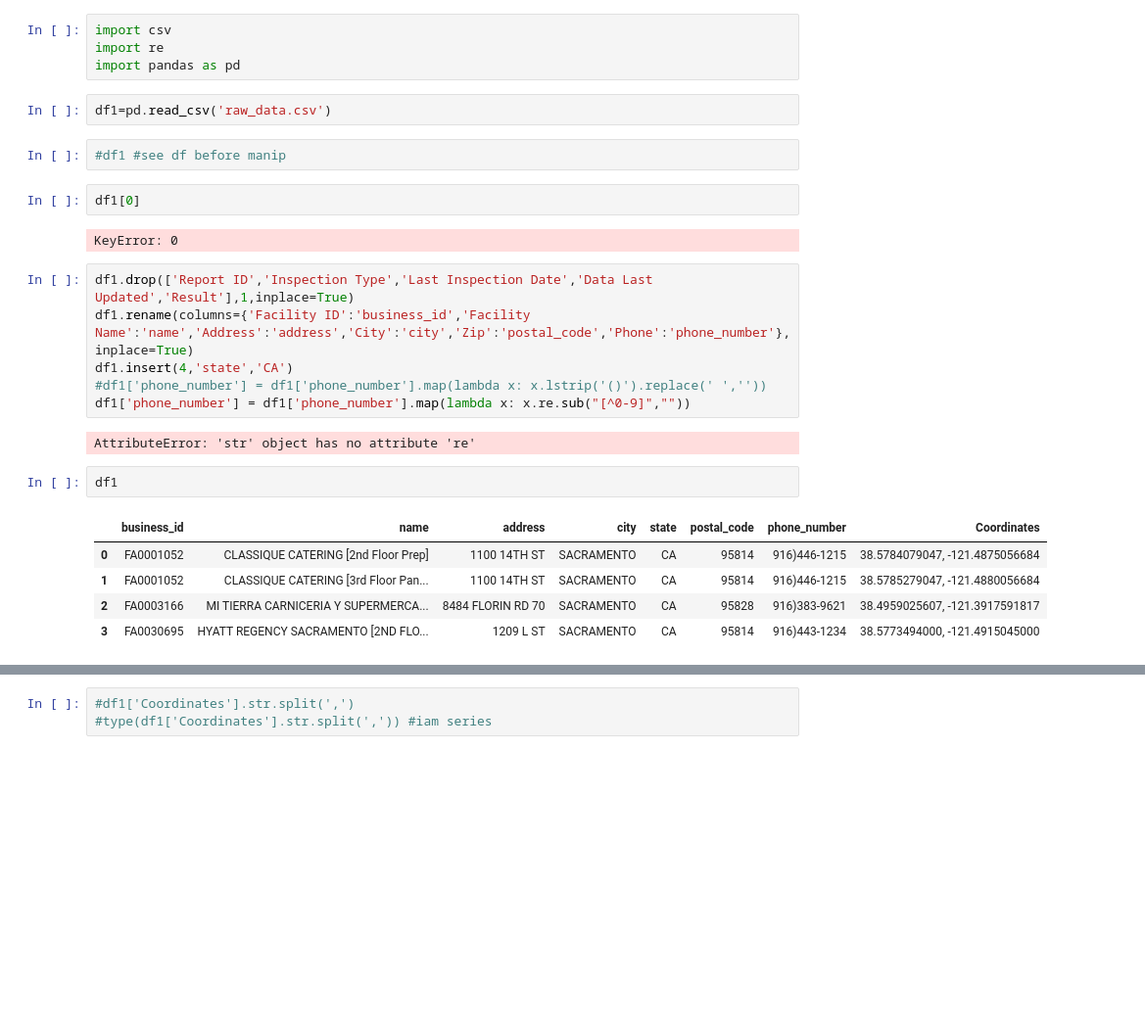
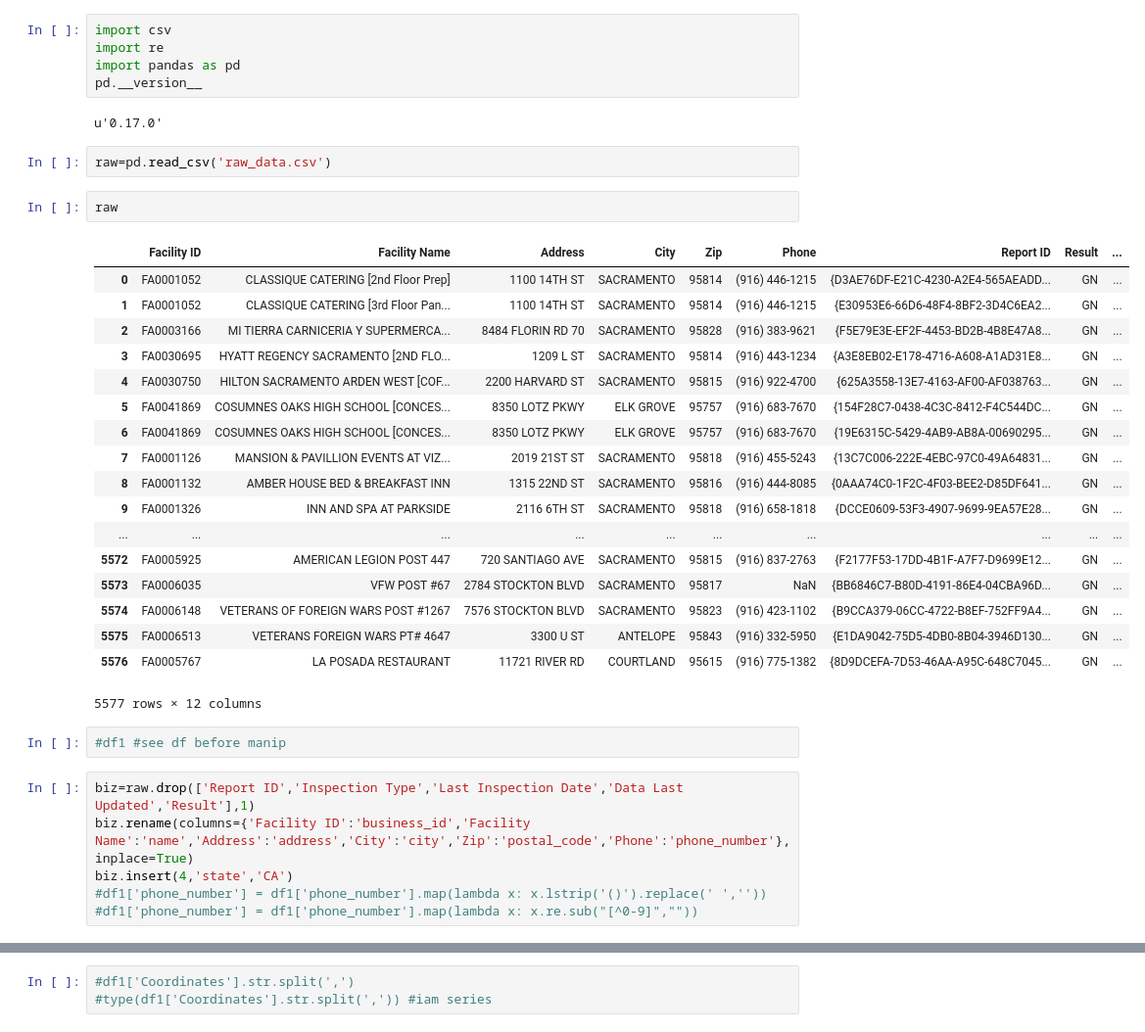
Before and after one commit to josephlei/team-dsb, a Jupyter notebook: project-sac-food/automation-dev/manip2.ipynb, the cells around one changed output, grey strips where cells are left out. Shown: that part at 98% size. Cells and saved outputs as stored; diff of their text form; blank space fills up the shorter version.

```diff
--- a/project-sac-food/automation-dev/manip2.ipynb
+++ b/project-sac-food/automation-dev/manip2.ipynb
@@ -2,27 +2,37 @@
 import csv
 import re
 import pandas as pd
+pd.__version__
+# %% [output]
+u'0.17.0'
 # %%
-df1=pd.read_csv('raw_data.csv')
+raw=pd.read_csv('raw_data.csv')
+# %%
+raw
+# %% [output]
+|  | Facility ID | Facility Name | Address | City | Zip | Phone | Report ID | Result | ... |
+| 0 | FA0001052 | CLASSIQUE CATERING [2nd Floor Prep] | 1100 14TH ST | SACRAMENTO | 95814 | (916) 446-1215 | {D3AE76DF-E21C-4230-A2E4-565AEADD... | GN | ... |
+| 1 | FA0001052 | CLASSIQUE CATERING [3rd Floor Pan... | 1100 14TH ST | SACRAMENTO | 95814 | (916) 446-1215 | {E30953E6-66D6-48F4-8BF2-3D4C6EA2... | GN | ... |
+| 2 | FA0003166 | MI TIERRA CARNICERIA Y SUPERMERCA... | 8484 FLORIN RD 70 | SACRAMENTO | 95828 | (916) 383-9621 | {F5E79E3E-EF2F-4453-BD2B-4B8E47A8... | GN | ... |
+| 3 | FA0030695 | HYATT REGENCY SACRAMENTO [2ND FLO... | 1209 L ST | SACRAMENTO | 95814 | (916) 443-1234 | {A3E8EB02-E178-4716-A608-A1AD31E8... | GN | ... |
+| 4 | FA0030750 | HILTON SACRAMENTO ARDEN WEST [COF... | 2200 HARVARD ST | SACRAMENTO | 95815 | (916) 922-4700 | {625A3558-13E7-4163-AF00-AF038763... | GN | ... |
+| 5 | FA0041869 | COSUMNES OAKS HIGH SCHOOL [CONCES... | 8350 LOTZ PKWY | ELK GROVE | 95757 | (916) 683-7670 | {154F28C7-0438-4C3C-8412-F4C544DC... | GN | ... |
+| 6 | FA0041869 | COSUMNES OAKS HIGH SCHOOL [CONCES... | 8350 LOTZ PKWY | ELK GROVE | 95757 | (916) 683-7670 | {19E6315C-5429-4AB9-AB8A-00690295... | GN | ... |
+| 7 | FA0001126 | MANSION & PAVILLION EVENTS AT VIZ... | 2019 21ST ST | SACRAMENTO | 95818 | (916) 455-5243 | {13C7C006-222E-4EBC-97C0-49A64831... | GN | ... |
+| 8 | FA0001132 | AMBER HOUSE BED & BREAKFAST INN | 1315 22ND ST | SACRAMENTO | 95816 | (916) 444-8085 | {0AAA74C0-1F2C-4F03-BEE2-D85DF641... | GN | ... |
+| 9 | FA0001326 | INN AND SPA AT PARKSIDE | 2116 6TH ST | SACRAMENTO | 95818 | (916) 658-1818 | {DCCE0609-53F3-4907-9699-9EA57E28... | GN | ... |
+| ... | ... | ... | ... | ... | ... | ... | ... | ... | ... |
+| 5572 | FA0005925 | AMERICAN LEGION POST 447 | 720 SANTIAGO AVE | SACRAMENTO | 95815 | (916) 837-2763 | {F2177F53-17DD-4B1F-A7F7-D9699E12... | GN | ... |
+| 5573 | FA0006035 | VFW POST #67 | 2784 STOCKTON BLVD | SACRAMENTO | 95817 | NaN | {BB6846C7-B80D-4191-86E4-04CBA96D... | GN | ... |
+| 5574 | FA0006148 | VETERANS OF FOREIGN WARS POST #1267 | 7576 STOCKTON BLVD | SACRAMENTO | 95823 | (916) 423-1102 | {B9CCA379-06CC-4722-B8EF-752FF9A4... | GN | ... |
+| 5575 | FA0006513 | VETERANS FOREIGN WARS PT# 4647 | 3300 U ST | ANTELOPE | 95843 | (916) 332-5950 | {E1DA9042-75D5-4DB0-8B04-3946D130... | GN | ... |
+| 5576 | FA0005767 | LA POSADA RESTAURANT | 11721 RIVER RD | COURTLAND | 95615 | (916) 775-1382 | {8D9DCEFA-7D53-46AA-A95C-648C7045... | GN | ... |
+5577 rows × 12 columns
 # %%
 #df1 #see df before manip
-# %%
-df1[0]
-# %% [output]
-KeyError: 0
 # %%
-df1.drop(['Report ID','Inspection Type','Last Inspection Date','Data Last Updated','Result'],1,inplace=True)
-df1.rename(columns={'Facility ID':'business_id','Facility Name':'name','Address':'address','City':'city','Zip':'postal_code','Phone':'phone_number'},inplace=True)
-df1.insert(4,'state','CA')
+biz=raw.drop(['Report ID','Inspection Type','Last Inspection Date','Data Last Updated','Result'],1)
+biz.rename(columns={'Facility ID':'business_id','Facility Name':'name','Address':'address','City':'city','Zip':'postal_code','Phone':'phone_number'},inplace=True)
+biz.insert(4,'state','CA')
 #df1['phone_number'] = df1['phone_number'].map(lambda x: x.lstrip('()').replace(' ',''))
-df1['phone_number'] = df1['phone_number'].map(lambda x: x.re.sub("[^0-9]",""))
+#df1['phone_number'] = df1['phone_number'].map(lambda x: x.re.sub("[^0-9]",""))
-# %% [output]
-AttributeError: 'str' object has no attribute 're'
-# %%
-df1
-# %% [output]
-|  | business_id | name | address | city | state | postal_code | phone_number | Coordinates |
-| 0 | FA0001052 | CLASSIQUE CATERING [2nd Floor Prep] | 1100 14TH ST | SACRAMENTO | CA | 95814 | 916)446-1215 | 38.5784079047, -121.4875056684 |
-| 1 | FA0001052 | CLASSIQUE CATERING [3rd Floor Pan... | 1100 14TH ST | SACRAMENTO | CA | 95814 | 916)446-1215 | 38.5785279047, -121.4880056684 |
-| 2 | FA0003166 | MI TIERRA CARNICERIA Y SUPERMERCA... | 8484 FLORIN RD 70 | SACRAMENTO | CA | 95828 | 916)383-9621 | 38.4959025607, -121.3917591817 |
-| 3 | FA0030695 | HYATT REGENCY SACRAMENTO [2ND FLO... | 1209 L ST | SACRAMENTO | CA | 95814 | 916)443-1234 | 38.5773494000, -121.4915045000 |
```
Also changed, not shown: parts of 24 cells of this notebook, 4 other files.
